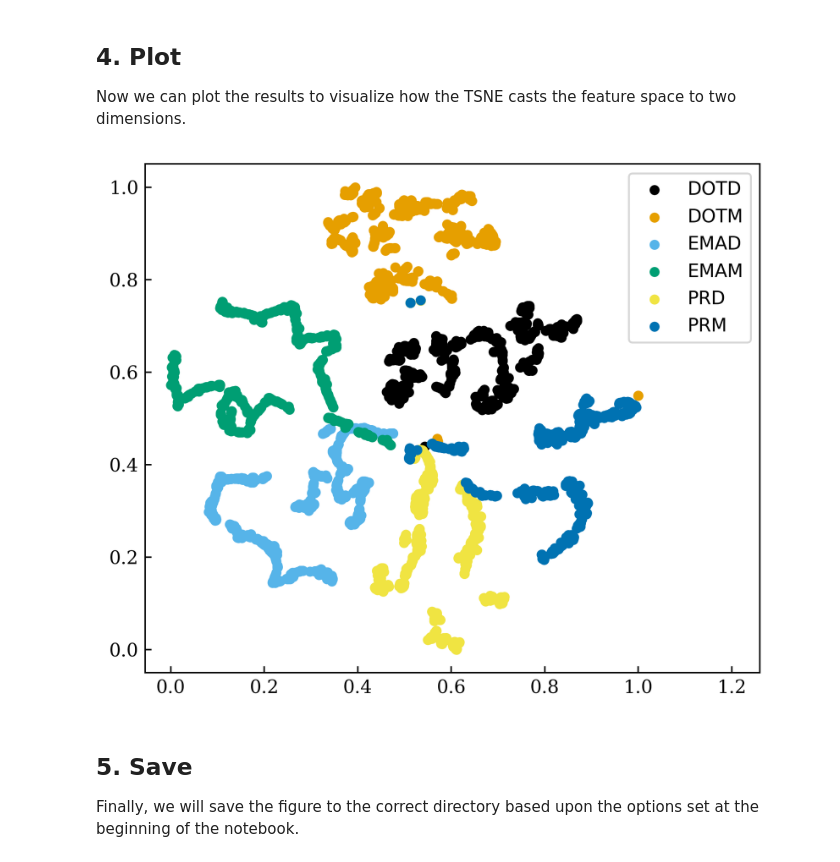
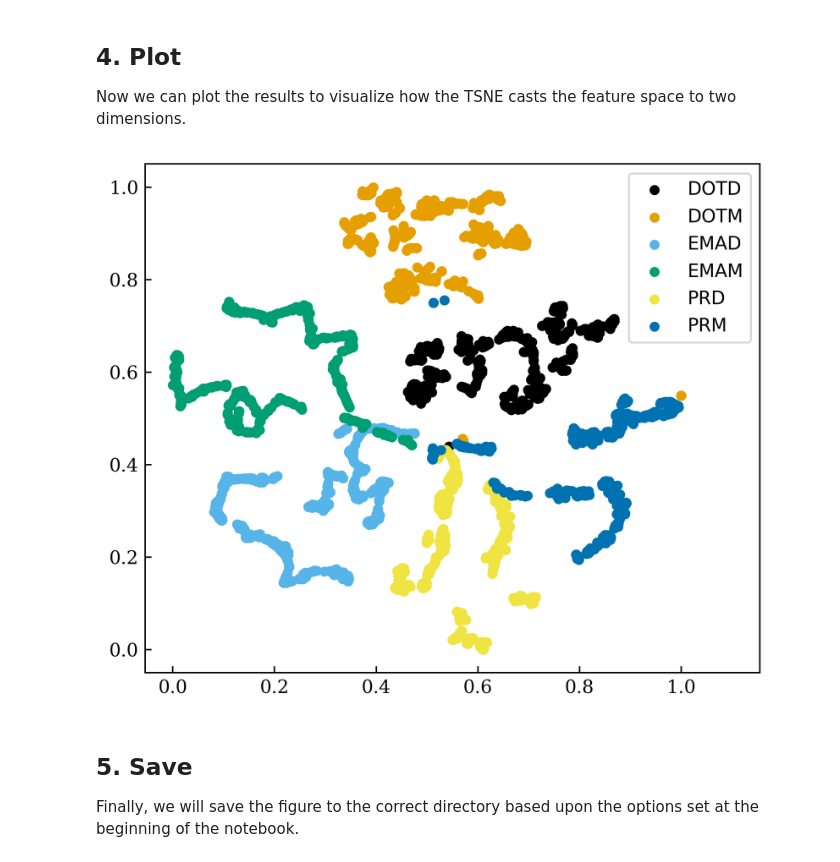
Before and after one commit to AP6YC/DCCR, a Jupyter notebook: src/experiments/11_comparison/1-tsne.ipynb, the cells around one changed output. Cells and saved outputs as stored; diff of their text form; code cells hidden in the pictures.

```diff
--- a/src/experiments/11_comparison/1-tsne.ipynb
+++ b/src/experiments/11_comparison/1-tsne.ipynb
@@ -165,35 +165,35 @@ params = {
 plt.rcParams.update(params)
 ax = plt.gca()
 ax.tick_params(direction='in')
 
 # Set the style of the plot
 # plt.style.use('fast')
 plt.style.use('default')
 # plt.grid(zorder=0)
 # Scatter each class individually
 for i, c, label in zip(target_ids, colors, names):
     plt.scatter(
         X[Y==i, 0],
         X[Y==i, 1],
         color=c,
         label=pretty_names[label],
         s=20,
         zorder=3,
     )
 
 # Scaling and formatting
 plt.legend(
     loc='upper right',
     # shadow=True,
 )
 left, right = plt.xlim()
 l_scale = 1.1
-r_scale = 1.2
+r_scale = 1.1
 plt.xlim(l_scale*left, r_scale*right)
 
 plt.show()
 # %% [output]
-[figure, old version]
+[figure, new version]
 # %% [markdown]
 ## 5. Save
 
```
Also changed, not shown: 4 other files.
